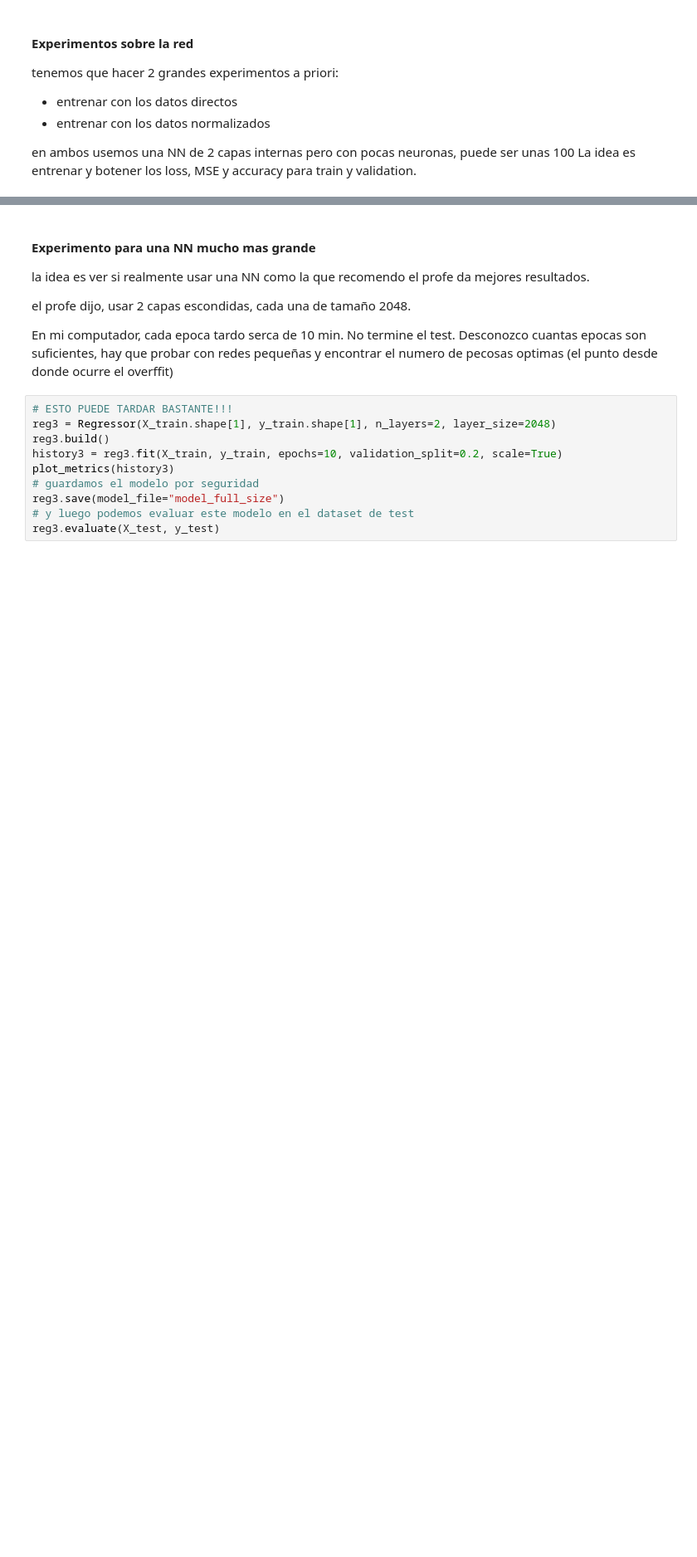
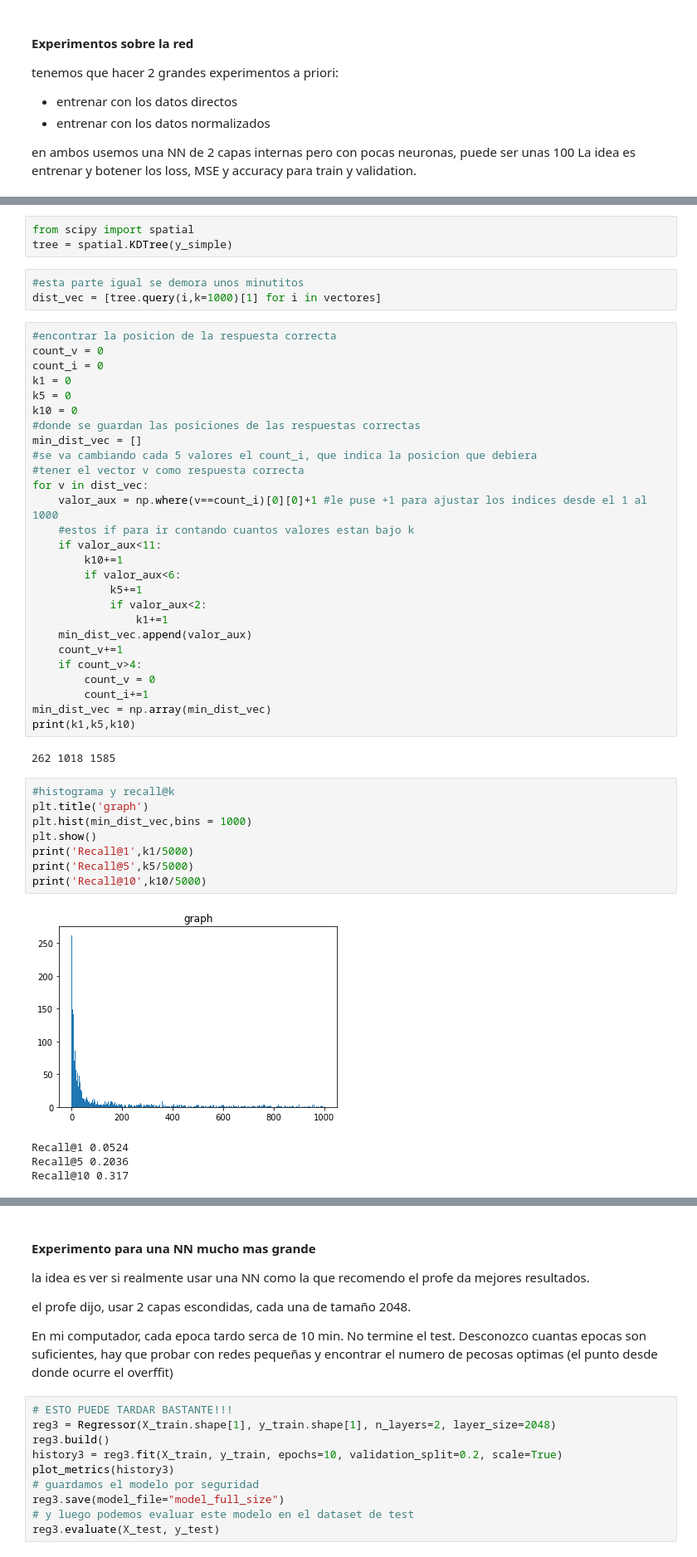
Before and after one commit to frmunozz/ImageSearch, a Jupyter notebook: Pruebas.ipynb, the cells around one changed output, grey strips where cells are left out. Shown at 83% size. Saved outputs shown, nothing was run; the diff lists cells and outputs as text; blank space fills up the shorter version.

```diff
--- a/Pruebas.ipynb
+++ b/Pruebas.ipynb
@@ -412,0 +463,48 @@ acc: 16.58%
+# %%
+from scipy import spatial
+tree = spatial.KDTree(y_simple)
+# %%
+#esta parte igual se demora unos minutitos
+dist_vec = [tree.query(i,k=1000)[1] for i in vectores]
+# %%
+#encontrar la posicion de la respuesta correcta
+count_v = 0
+count_i = 0
+k1 = 0
+k5 = 0
+k10 = 0
+#donde se guardan las posiciones de las respuestas correctas
+min_dist_vec = []
+#se va cambiando cada 5 valores el count_i, que indica la posicion que debiera
+#tener el vector v como respuesta correcta
+for v in dist_vec:
+    valor_aux = np.where(v==count_i)[0][0]+1 #le puse +1 para ajustar los indices desde el 1 al 1000
+    #estos if para ir contando cuantos valores estan bajo k
+    if valor_aux<11:
+        k10+=1
+        if valor_aux<6:
+            k5+=1
+            if valor_aux<2:
+                k1+=1
+    min_dist_vec.append(valor_aux)
+    count_v+=1
+    if count_v>4:
+        count_v = 0
+        count_i+=1
+min_dist_vec = np.array(min_dist_vec)
+print(k1,k5,k10)
+# %% [output]
+262 1018 1585
+# %%
+#histograma y recall@k
+plt.title('graph')
+plt.hist(min_dist_vec,bins = 1000)
+plt.show()
+print('Recall@1',k1/5000)
+print('Recall@5',k5/5000)
+print('Recall@10',k10/5000)
+# %% [output]
+[figure, added]
+Recall@1 0.0524
+Recall@5 0.2036
+Recall@10 0.317
```
Also changed, not shown: parts of 11 cells of this notebook.
